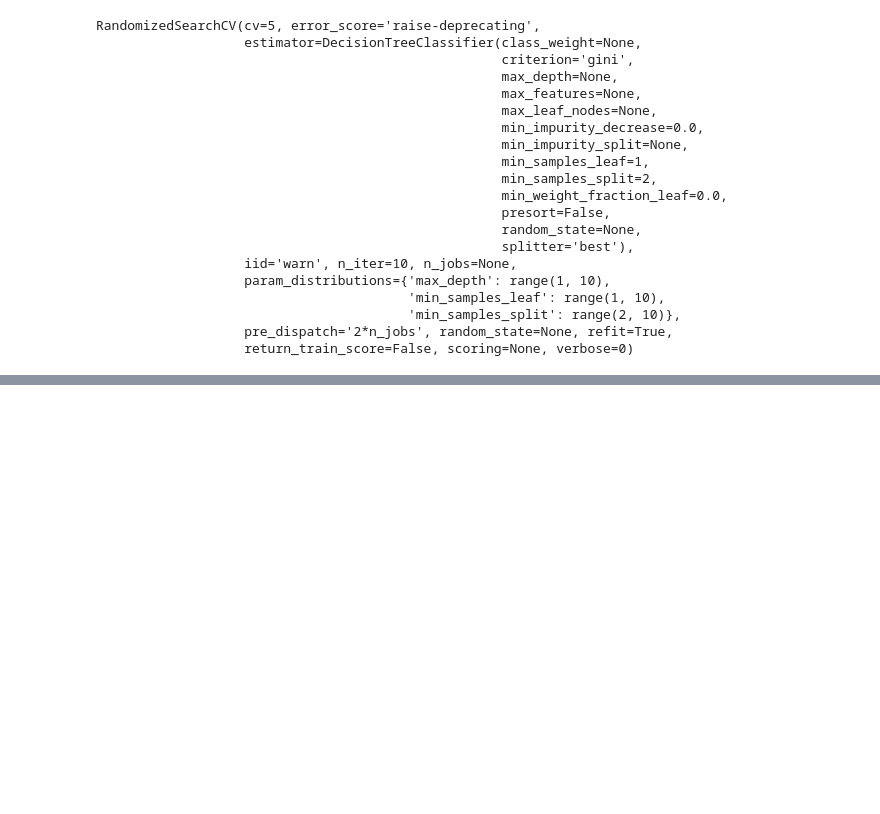
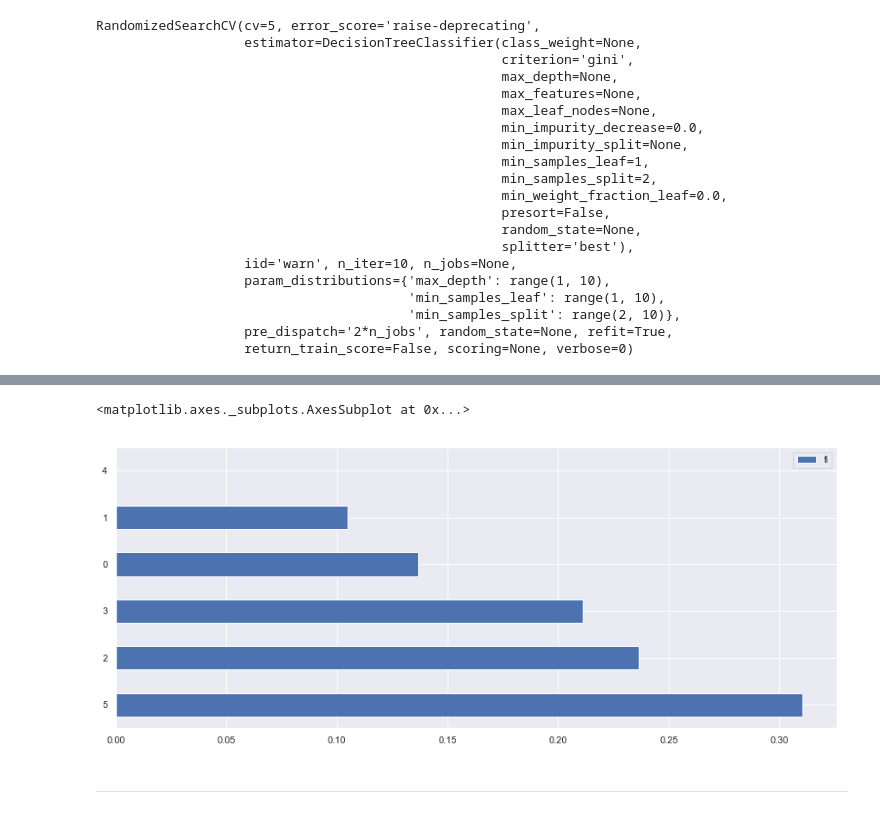
Before and after one commit to grackhack/StepikML, a Jupyter notebook: lesson_2/2_7/main.ipynb, the cells around one changed output, grey strips where cells are left out. Cells and saved outputs as stored; diff of their text form; code cells hidden in the pictures; blank space fills up the shorter version.

```diff
--- a/lesson_2/2_7/main.ipynb
+++ b/lesson_2/2_7/main.ipynb
@@ -160,0 +315,5 @@ DecisionTreeClassifier(class_weight=None, criterion='gini', max_depth=7,
+# %%
+params = {'n_estimators':[10, 20, 30, 40, 50],'max_depth':range(1,14,2), 'min_samples_leaf': range(1,8), 'min_samples_split':range(2,11,2)}
+# %%
+gr = GridSearchCV(clf_rf, params, cv=3, n_jobs=-1,verbose=1)
+gr.fit(X,y)
@@ -160,0 +350,2 @@ DecisionTreeClassifier(class_weight=None, criterion='gini', max_depth=7,
+# %%
+best_clf = gr.best_estimator_
@@ -160,0 +361,2 @@ DecisionTreeClassifier(class_weight=None, criterion='gini', max_depth=7,
+# %%
+fi_df = pd.DataFrame({'features':list(X), 'fi': best_clf.feature_importances_}).sort_values('fi', ascending=False)
@@ -160,0 +373,7 @@ DecisionTreeClassifier(class_weight=None, criterion='gini', max_depth=7,
+# %%
+fi_df.plot(kind='barh')
+# %% [output]
+<matplotlib.axes._subplots.AxesSubplot at 0x...>
+[figure, added]
+# %% [markdown]
+---
```
Also changed, not shown: parts of 38 cells of this notebook, 8 other files.
